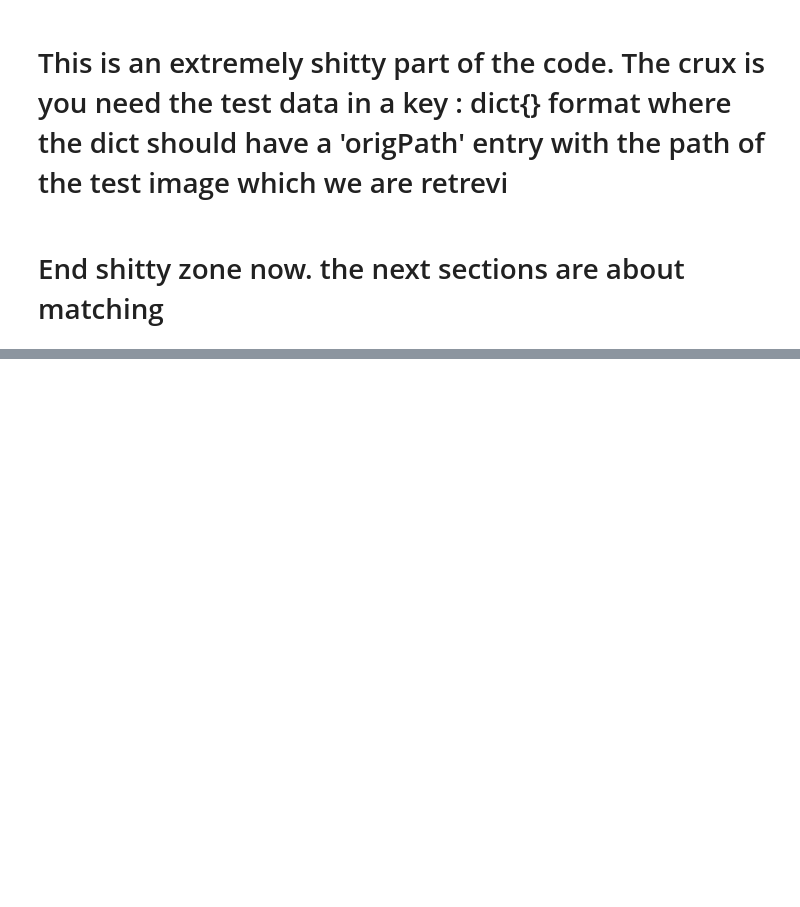
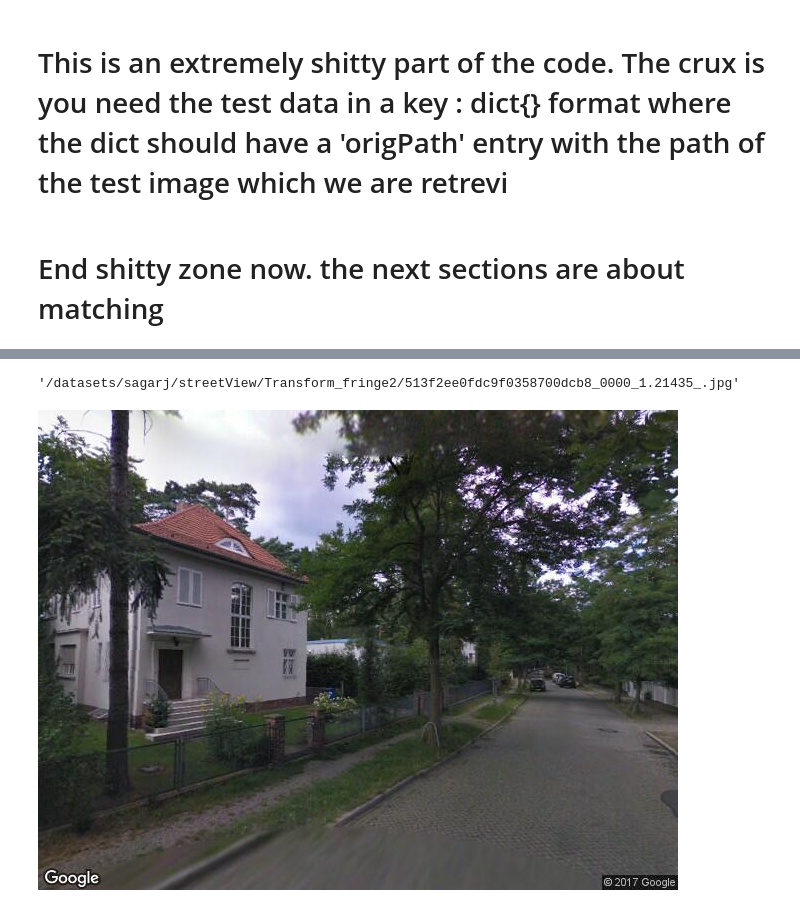
Before and after one commit to sagarjoglekar/ExplainingUrbanEmotions, a Jupyter notebook: notebooks/RetreivalPipeline.ipynb, the cells around one changed output, grey strips where cells are left out. Saved outputs shown, nothing was run; the diff lists cells and outputs as text; code cells hidden in the pictures; blank space fills up the shorter version.

```diff
--- a/notebooks/RetreivalPipeline.ipynb
+++ b/notebooks/RetreivalPipeline.ipynb
@@ -242,8 +281,10 @@ retreivedDf = pd.DataFrame( columns=column )
+# %%
+retreivedDf = {}
 # %%
 for k in filesMap:
     top5Keys = [p[0] for p in top5s[k]]
     top5Paths = [dataFileMap[p[0]]['origPath'] for p in top5s[k]]
     origPath = filesMap[k]['origPath']
     xformPath = filesMap[k]['path']
-    d = pd.DataFrame({'key' : k , 'origPath' : origPath ,'XformPath' : xformPath , 'Top5Keys' : [top5Keys] , 'Top5Paths' : [top5Paths]})
-    retreivedDf = retreivedDf.append(d)
+    retreivedDf[k] = dict()
+    retreivedDf[k] = {'key' : k , 'origPath' : origPath ,'XformPath' : xformPath , 'Top5Keys' : [top5Keys] , 'Top5Paths' : [top5Paths]}
@@ -276,3 +290,0 @@ retreivedDf.describe
-# %%
-
-retreivedDf = pd.read_csv("../Data/retreivedDataframe.csv")
@@ -291,0 +304,8 @@ retreivedDf.iloc[11]['XformPath'].split('/')[-1].split('_')
+# %%
+retreivedDf[retreivedDf.keys()[k]]['XformPath']
+# %% [output]
+'/datasets/sagarj/streetView/Transform_fringe2/513f2ee0fdc9f0358700dcb8_0000_1.21435_.jpg'
+# %%
+Image(retreivedDf[retreivedDf.keys()[k]]['origPath'])
+# %% [output]
+[figure, added]
```
Also changed, not shown: parts of 79 cells of this notebook, 2 other files.
